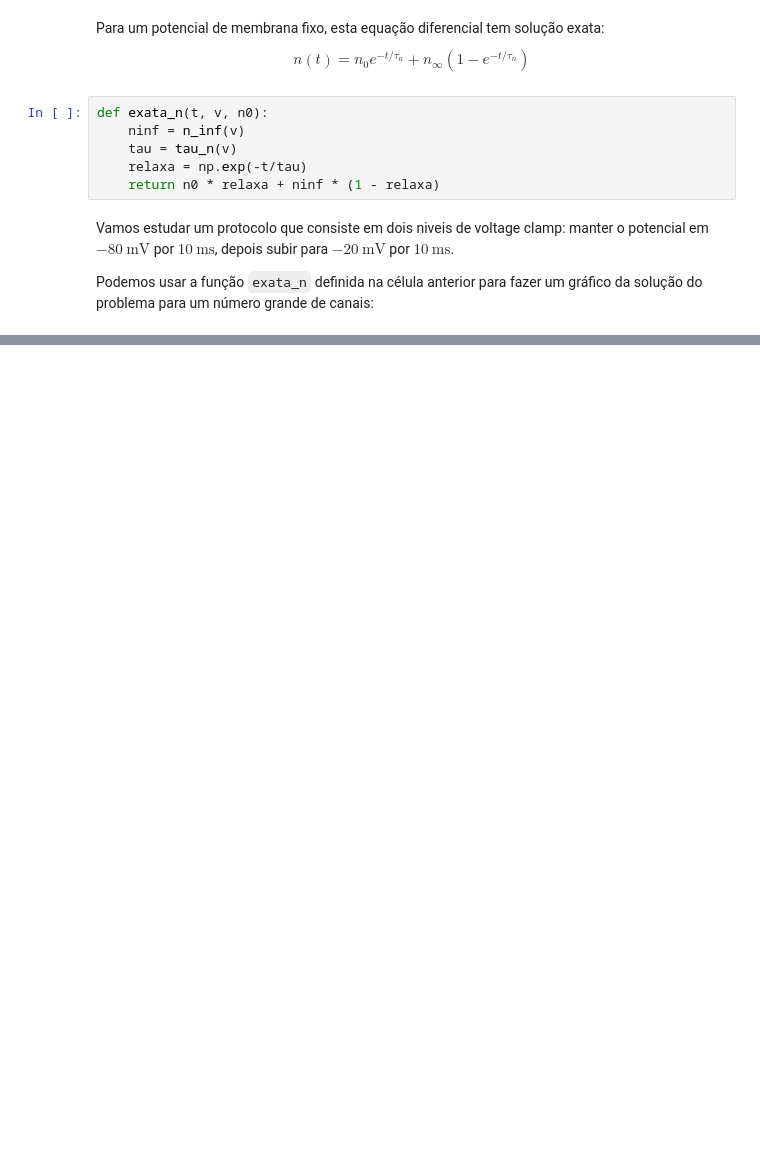
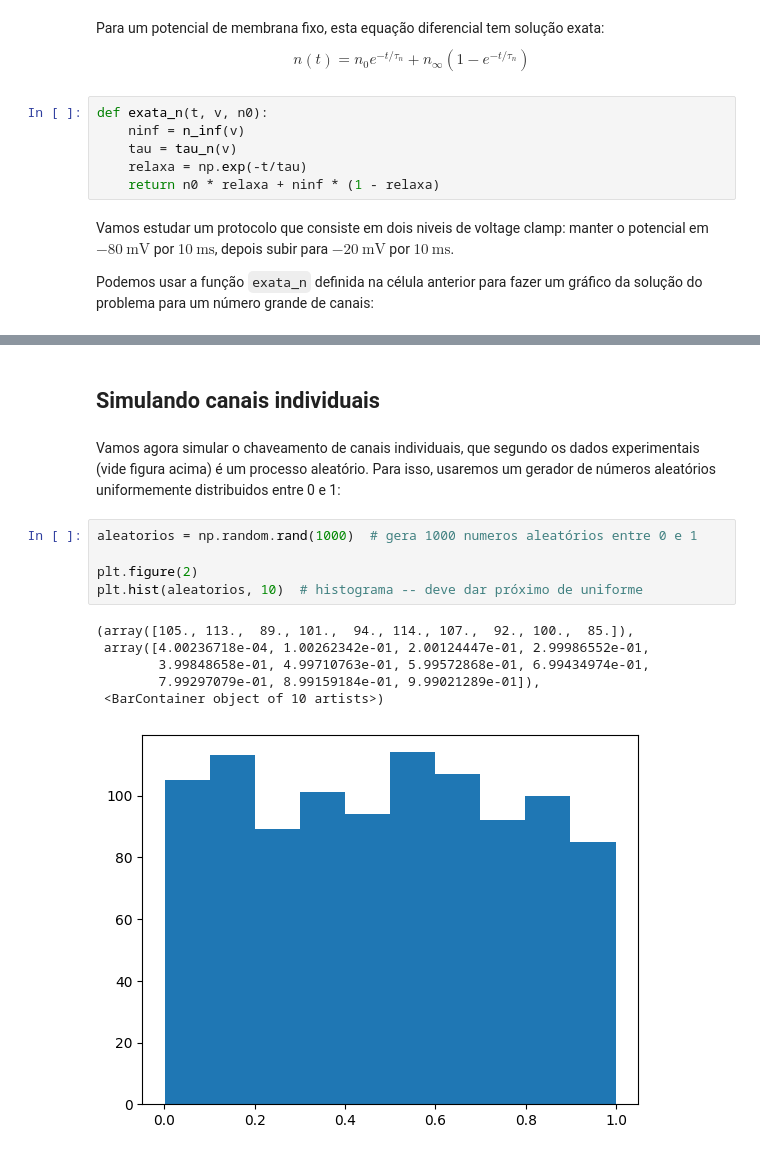
Before and after one commit to borismarin/sample-data, a Jupyter notebook: neuro-comp/Atividade-Canais.ipynb, the cells around one changed output, grey strips where cells are left out. Drawn from its saved outputs; the diff is of its cells as text; blank space fills up the shorter version.

Commit message:
atv canais, mais conteúdo

```diff
--- a/neuro-comp/Atividade-Canais.ipynb
+++ b/neuro-comp/Atividade-Canais.ipynb
@@ -87,0 +89,16 @@ plt.plot(t, n, 'o-')
+# %% [markdown]
+## Simulando canais individuais
+# %% [markdown]
+Vamos agora simular o chaveamento de canais individuais, que segundo os dados experimentais (vide figura acima) é um processo aleatório. Para isso, usaremos um gerador de números aleatórios uniformemente distribuidos entre 0 e 1:
+# %%
+aleatorios = np.random.rand(1000)  # gera 1000 numeros aleatórios entre 0 e 1
+
+plt.figure(2)
+plt.hist(aleatorios, 10)  # histograma -- deve dar próximo de uniforme
+# %% [output]
+(array([105., 113.,  89., 101.,  94., 114., 107.,  92., 100.,  85.]),
+ array([4.00236718e-04, 1.00262342e-01, 2.00124447e-01, 2.99986552e-01,
+        3.99848658e-01, 4.99710763e-01, 5.99572868e-01, 6.99434974e-01,
+        7.99297079e-01, 8.99159184e-01, 9.99021289e-01]),
+ <BarContainer object of 10 artists>)
+[figure, added]
```
Also changed, not shown: parts of 18 cells of this notebook.
